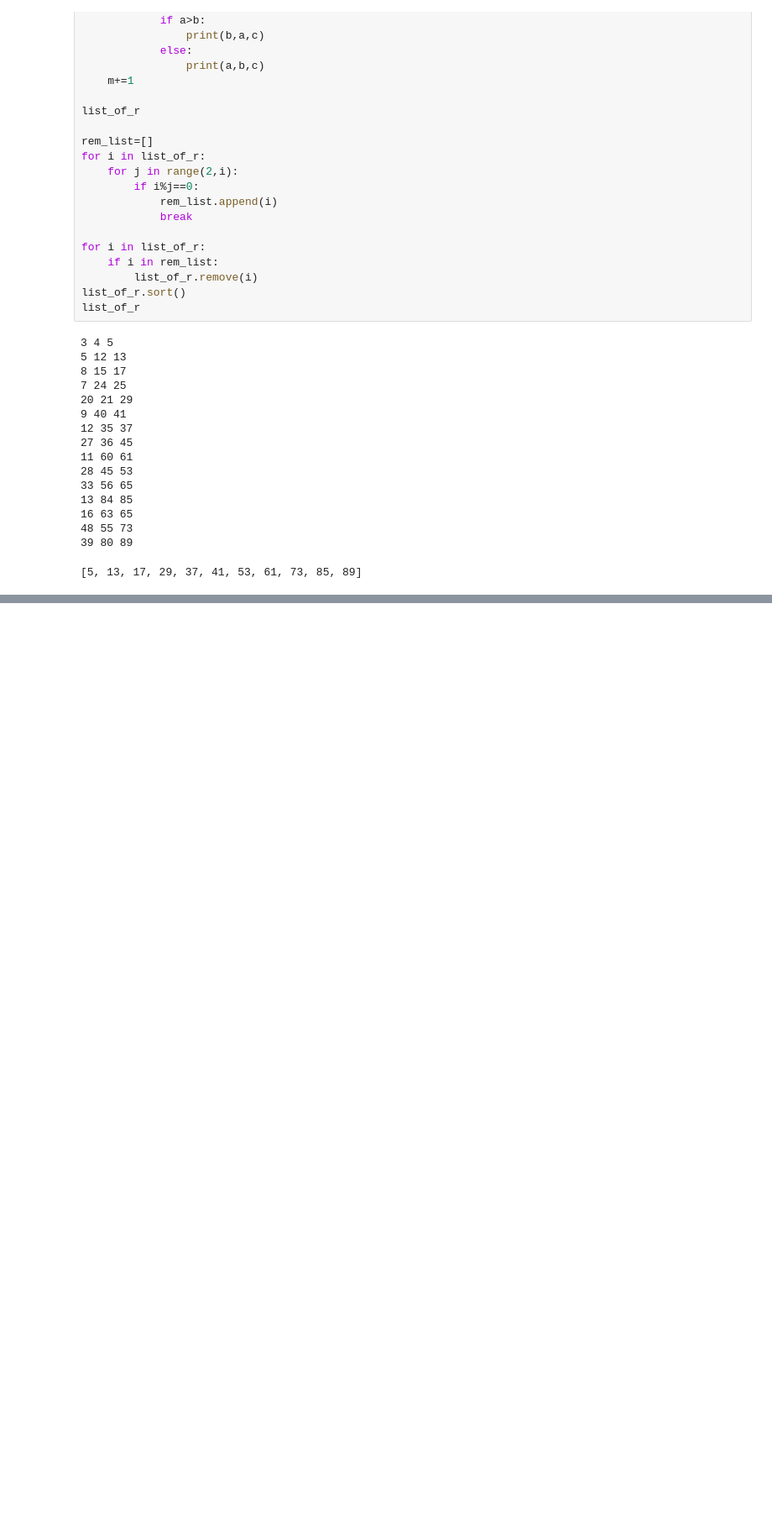
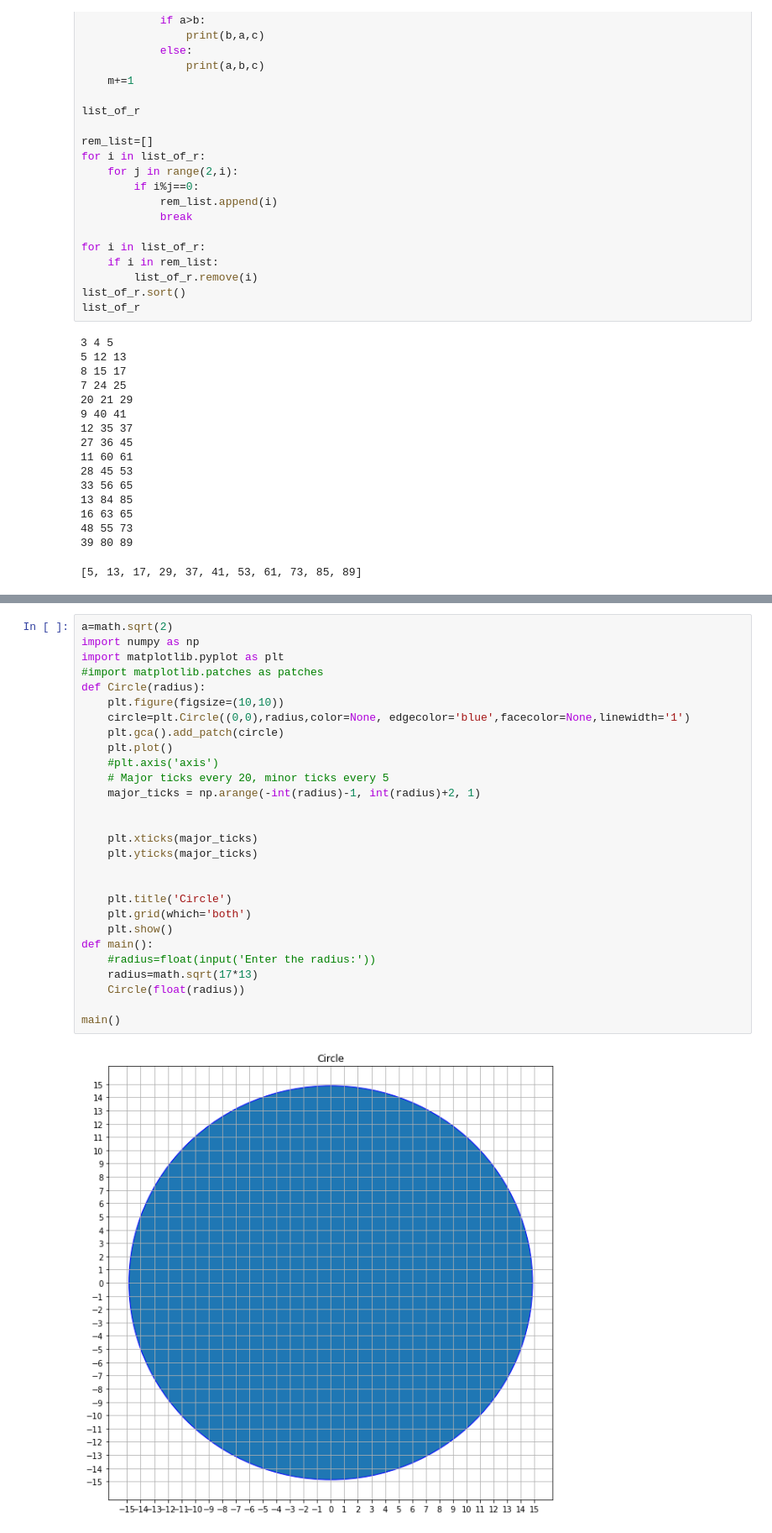
Before and after one commit to mathprovgit/Project_Euler, a Jupyter notebook: Project_Euler_my_solutions.ipynb, the cells around one changed output, grey strips where cells are left out. Shown: that part at 84% size. Drawn from its saved outputs; the diff is of its cells as text; blank space fills up the shorter version.

```diff
--- a/Project_Euler_my_solutions.ipynb
+++ b/Project_Euler_my_solutions.ipynb
@@ -418,0 +427,30 @@ list_of_r
+# %%
+a=math.sqrt(2)
+import numpy as np
+import matplotlib.pyplot as plt
+#import matplotlib.patches as patches
+def Circle(radius):
+    plt.figure(figsize=(10,10))
+    circle=plt.Circle((0,0),radius,color=None, edgecolor='blue',facecolor=None,linewidth='1')
+    plt.gca().add_patch(circle)
+    plt.plot()
+    #plt.axis('axis')
+    # Major ticks every 20, minor ticks every 5
+    major_ticks = np.arange(-int(radius)-1, int(radius)+2, 1)
+
+
+    plt.xticks(major_ticks)
+    plt.yticks(major_ticks)
+
+
+    plt.title('Circle')
+    plt.grid(which='both')
+    plt.show()
+def main():
+    #radius=float(input('Enter the radius:'))
+    radius=math.sqrt(17*13)
+    Circle(float(radius))
+
+main()
+# %% [output]
+[figure, added]
```
Also changed, not shown: parts of 2 cells of this notebook, 1 other file.
